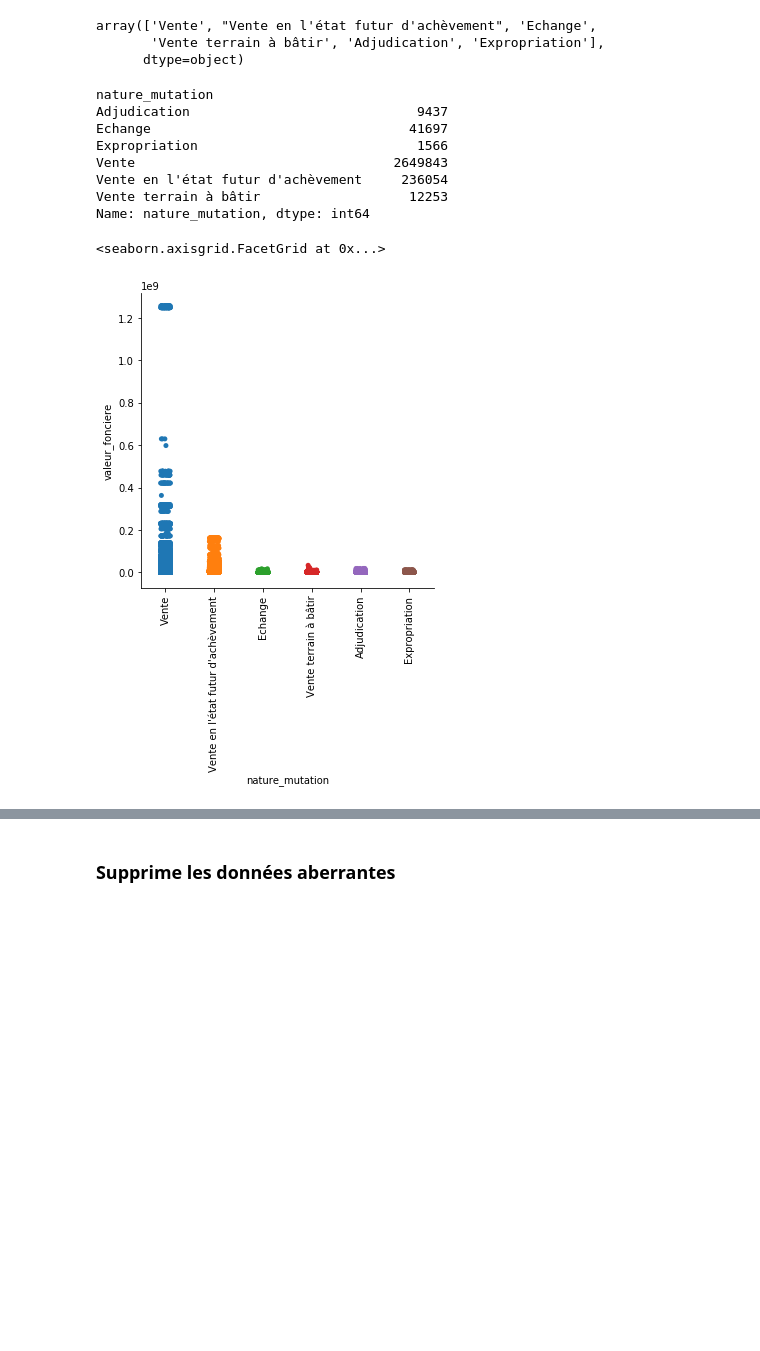
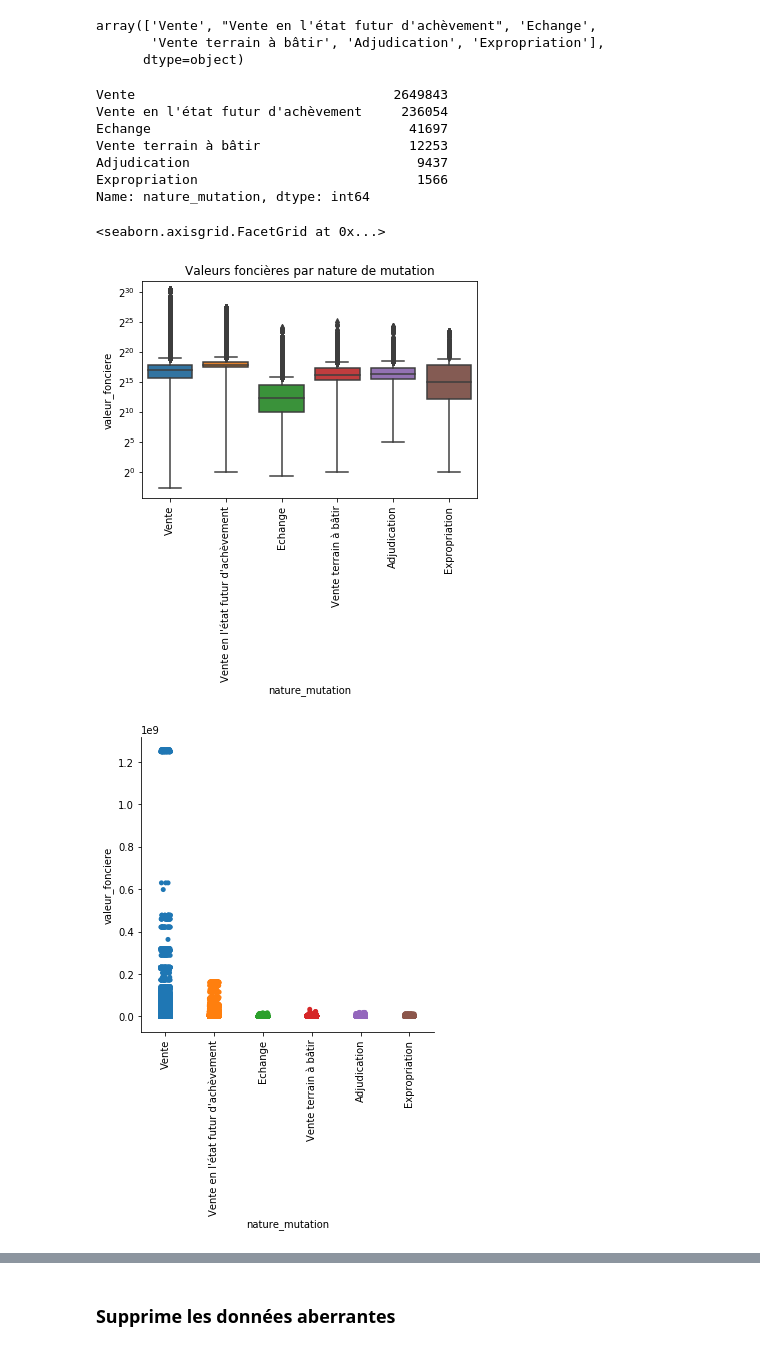
Before and after one commit to houseofai/french-realestate-price-prediction, a Jupyter notebook: Valeurs Foncieres Franccaise - EDA.ipynb, the cells around one changed output, grey strips where cells are left out. Cells and saved outputs as stored; diff of their text form; code cells hidden in the pictures; blank space fills up the shorter version.

```diff
--- a/Valeurs Foncieres Franccaise - EDA.ipynb
+++ b/Valeurs Foncieres Franccaise - EDA.ipynb
@@ -253,19 +251,24 @@ array(['Vente', "Vente en l'état futur d'achèvement", 'Echange',
        'Vente terrain à bâtir', 'Adjudication', 'Expropriation'],
       dtype=object)
 # %%
-df.groupby('nature_mutation').nature_mutation.count()
+df.nature_mutation.value_counts()
 # %% [output]
-nature_mutation
-Adjudication                             9437
-Echange                                 41697
-Expropriation                            1566
 Vente                                 2649843
 Vente en l'état futur d'achèvement     236054
+Echange                                 41697
 Vente terrain à bâtir                   12253
+Adjudication                             9437
+Expropriation                            1566
 Name: nature_mutation, dtype: int64
 # %%
+ax = sns.boxplot(x="nature_mutation", y="valeur_fonciere", data=df);
+ax.set_yscale('log', basey=2)
+ax.set_xticklabels(labels=df.nature_mutation.unique(), rotation=90)
+ax.set_title('Valeurs foncières par nature de mutation')
+
 ax = sns.catplot(x="nature_mutation", y="valeur_fonciere", data=df);
 ax.set_xticklabels(rotation=90)
 # %% [output]
 <seaborn.axisgrid.FacetGrid at 0x...>
-[figure, old version]
+[figure, new version]
+[figure, added]
```
Also changed, not shown: parts of 35 cells of this notebook.
